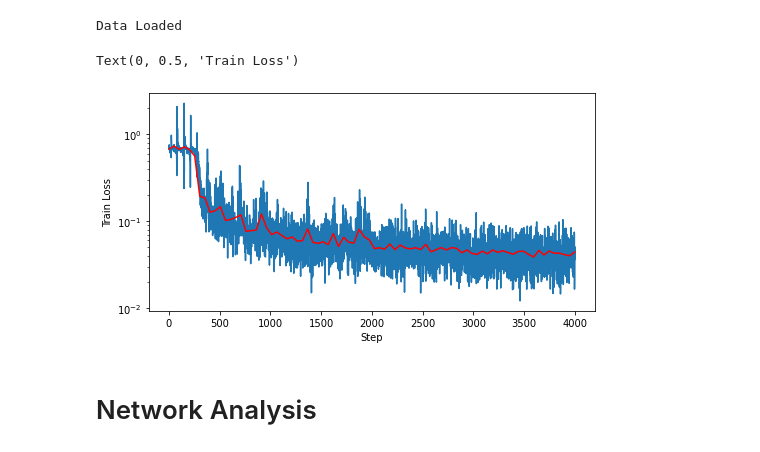
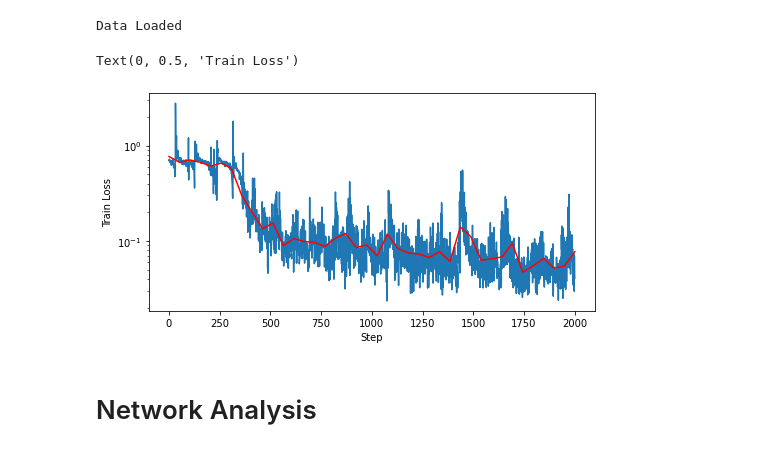
Before and after one commit to kaitken17/colab_based_projects, a Jupyter notebook: sythetic_analysis.ipynb, the cells around one changed output. Cells and saved outputs as stored; diff of their text form; code cells hidden in the pictures.

```diff
--- a/sythetic_analysis.ipynb
+++ b/sythetic_analysis.ipynb
@@ -413,16 +411,19 @@ Mean: 0.5555999999999999
 # %% [markdown]
 #### Training Functions
 # %%
-def build_rnn(gru_specs):
-  """Builds a single layer RNN (GRU with readout)"""
+def build_rnn(rnn_specs):
+  """Builds a single layer RNN (GRU/LSTM with readout)"""
 
-  vocab_size = gru_specs['input_size']
-  num_units = gru_specs['hidden_size']
-  num_outputs = gru_specs['output_size']
+  vocab_size = rnn_specs['input_size']
+  num_units = rnn_specs['hidden_size']
+  num_outputs = rnn_specs['output_size']
 
   # Build the RNN cell.
-  cell = renn.rnn.cells.GRU(num_units)
-  if gru_specs['ro_bias']:
+  if rnn_specs['cell_type'] == 'GRU':
+    cell = renn.rnn.cells.GRU(num_units)
+  elif rnn_specs['cell_type'] == 'LSTM':
+    cell = renn.rnn.cells.LSTM(num_units)
+  if rnn_specs['ro_bias']:
     readout_init, readout_apply = stax.Dense(num_outputs)
   else:
     readout_init, readout_apply = Dense_nobias(num_outputs)
@@ -641,9 +696,9 @@ def test_accuracy(params, test_batch):
   return np.mean(_accs)
 # %%
 # Optimization hyperparameters
-num_batchs = 4000        # Total number of batches to train on.
+num_batchs = 20000        # Total number of batches to train on.
 init_lr = 0.1          # initial learning rate
-decay_factor = 0.999     # decay the learning rate this much
+decay_factor = 0.9997     # decay the learning rate this much
 
 learning_rate = optimizers.exponential_decay(init_lr, decay_steps=1,
                                          decay_rate=decay_factor)
@@ -834,21 +852,21 @@ Data Saved
 train_params = {'total_steps': total_steps, 'decay_factor': decay_factor, 'init_step_size': step_size,
                   'batch_size': batch_size, 'max_grad_norm': max_grad_norm, 'l2reg': l2reg}
 
-path = '/content/drive/My Drive/ml_research/fixedpoints_nlp/data/gru_3classsrgb_xe_noRO_01corr.pickle'
+path = '/content/drive/My Drive/ml_research/fixedpoints_nlp/data/lstm_3class_xe_noRO.pickle'
 
 save_data = override_data(path, True)
-save_run_data(path, save_data, get_params(opt_state), toy_params, gru_specs, train_params)
+save_run_data(path, save_data, get_params(opt_state), toy_params, rnn_specs, train_params)
 # %% [output]
 File already exists. Override? (Y/N):Y
 Data Saved
 # %%
 # Loads network
-path = '/content/drive/My Drive/ml_research/fixedpoints_nlp/data/gru_3classsrgb_xe_noRO.pickle'
+path = '/content/drive/My Drive/ml_research/fixedpoints_nlp/data/gru_3class_xe_noRO.pickle'
 
 with open(path, 'rb') as load_file:
     params_loaded = pickle.load(load_file)
     toy_params = pickle.load(load_file)
-    gru_specs = pickle.load(load_file)
+    rnn_specs = pickle.load(load_file)
     train_params = pickle.load(load_file)
 
 rnn_params, readout_params = params_loaded
@@ -857,18 +875,20 @@ print('Data Loaded')
 # %% [output]
 Data Loaded
 # %%
+train_losses = train_params['train_losses']
+
 plt.figure(figsize=(8, 4))
 n_avg = 50
 avg_loss = [1/n_avg * np.sum(train_losses[i*n_avg:(i+1)*n_avg]) for i in range(int(len(train_losses)/n_avg))]
 
 
 plt.semilogy(np.linspace(1,len(train_losses),len(train_losses)), train_losses)
 plt.semilogy(np.linspace(1,len(train_losses),int(len(train_losses)/n_avg)), avg_loss,'r')
 plt.xlabel('Step')
 plt.ylabel('Train Loss')
 # %% [output]
 Text(0, 0.5, 'Train Loss')
-[figure, old version]
+[figure, new version]
 # %% [markdown]
 # Network Analysis
 # %% [markdown]
```
Also changed, not shown: parts of 39 cells of this notebook.
